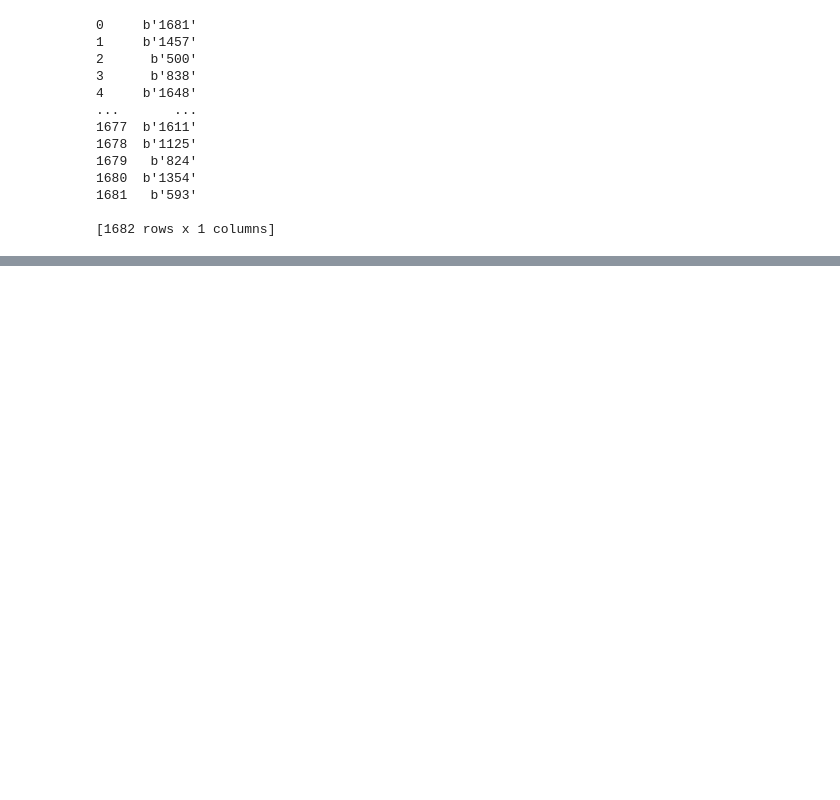
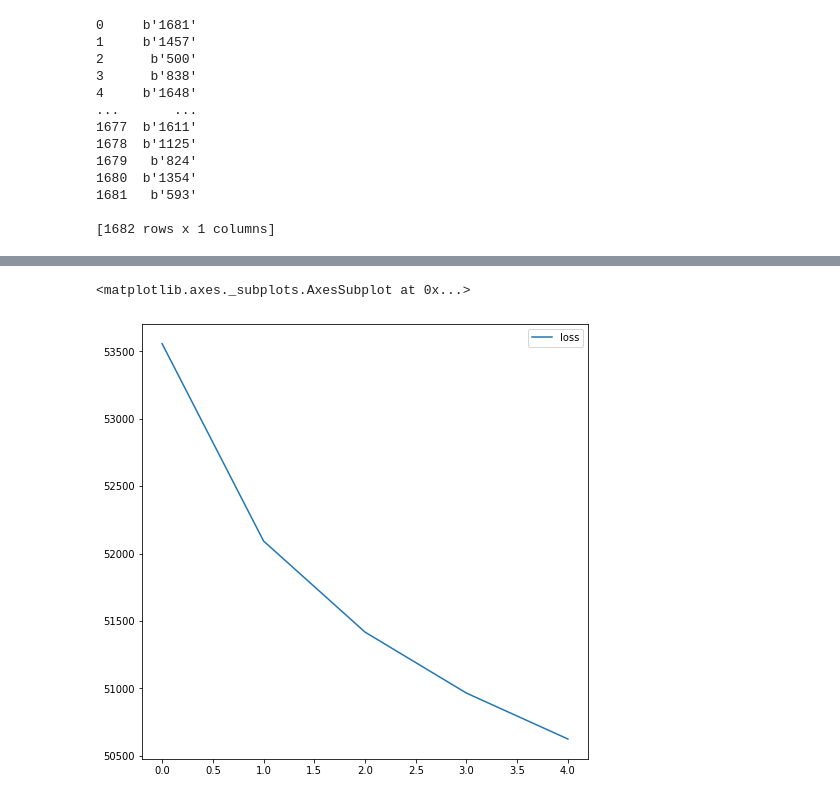
Before and after one commit to mmaghajani/recommender-with-tf-sample, a Jupyter notebook: recomm_movielens.ipynb, the cells around one changed output, grey strips where cells are left out. Cells and saved outputs as stored; diff of their text form; code cells hidden in the pictures; blank space fills up the shorter version.

```diff
--- a/recomm_movielens.ipynb
+++ b/recomm_movielens.ipynb
@@ -361,0 +405,7 @@ class RetrievalModel(tfrs.models.Model):
+# %%
+pd.DataFrame({
+              'loss':history.history['loss'],
+              }).plot(figsize=(8, 8))
+# %% [output]
+<matplotlib.axes._subplots.AxesSubplot at 0x...>
+[figure, added]
```
Also changed, not shown: parts of 9 cells of this notebook.
